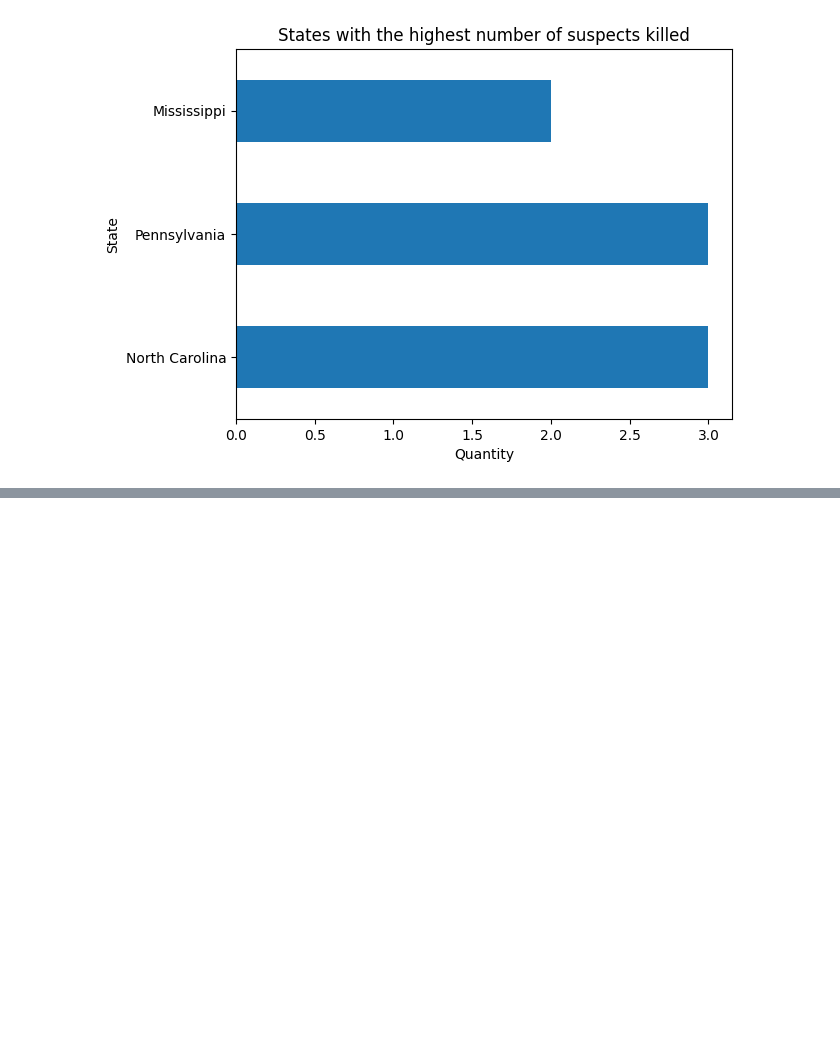
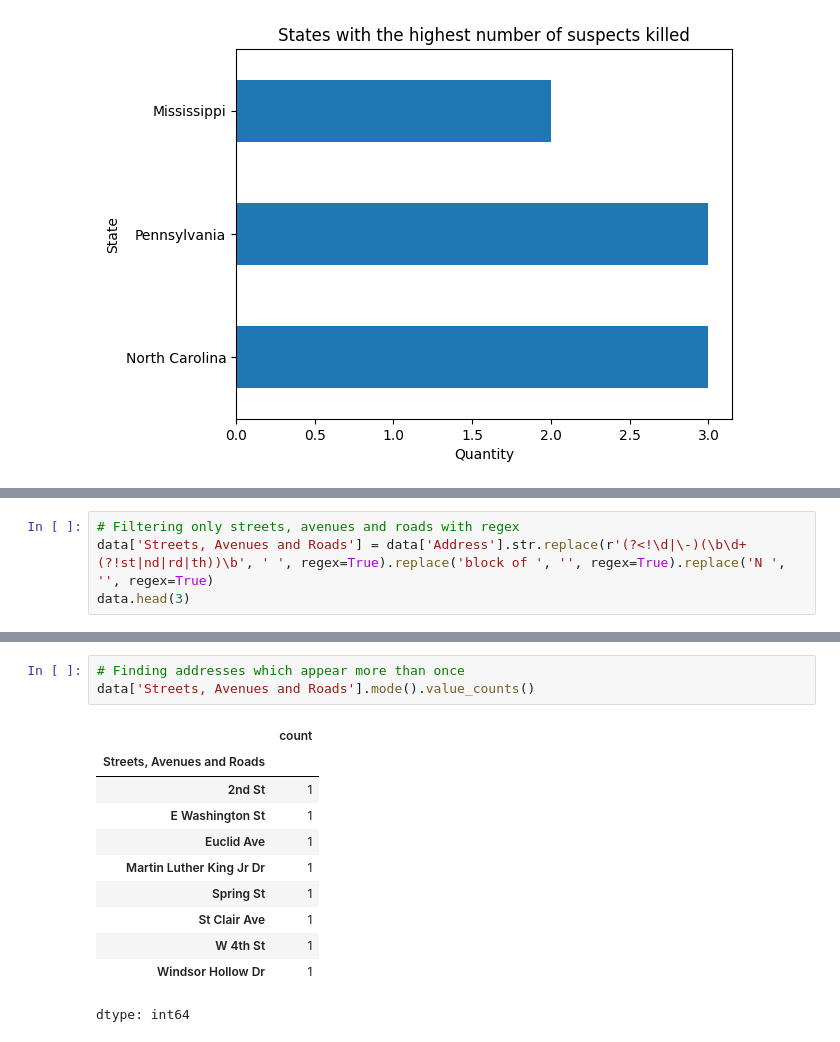
Before and after one commit to Matheus-Pombeiro/gun_violence_us, a Jupyter notebook: gun_violence_us.ipynb, the cells around one changed output, grey strips where cells are left out. Drawn from its saved outputs; the diff is of its cells as text; blank space fills up the shorter version.

Commit message:
feat: Addresses and victims

```diff
--- a/gun_violence_us.ipynb
+++ b/gun_violence_us.ipynb
@@ -251,0 +254,4 @@ data.groupby('State')['Suspects Killed'].sum().sort_values(ascending=False).head
+# %%
+# Filtering only streets, avenues and roads with regex
+data['Streets, Avenues and Roads'] = data['Address'].str.replace(r'(?<!\d|\-)(\b\d+(?!st|nd|rd|th))\b', ' ', regex=True).replace('block of ', '', regex=True).replace('N ', '', regex=True)
+data.head(3)
@@ -251,0 +264,15 @@ data.groupby('State')['Suspects Killed'].sum().sort_values(ascending=False).head
+# %%
+# Finding addresses which appear more than once
+data['Streets, Avenues and Roads'].mode().value_counts()
+# %% [output]
+|  | count |
+| Streets, Avenues and Roads |  |
+| 2nd St | 1 |
+| E Washington St | 1 |
+| Euclid Ave | 1 |
+| Martin Luther King Jr Dr | 1 |
+| Spring St | 1 |
+| St Clair Ave | 1 |
+| W 4th St | 1 |
+| Windsor Hollow Dr | 1 |
+dtype: int64
```
Also changed, not shown: parts of 2 cells of this notebook.
